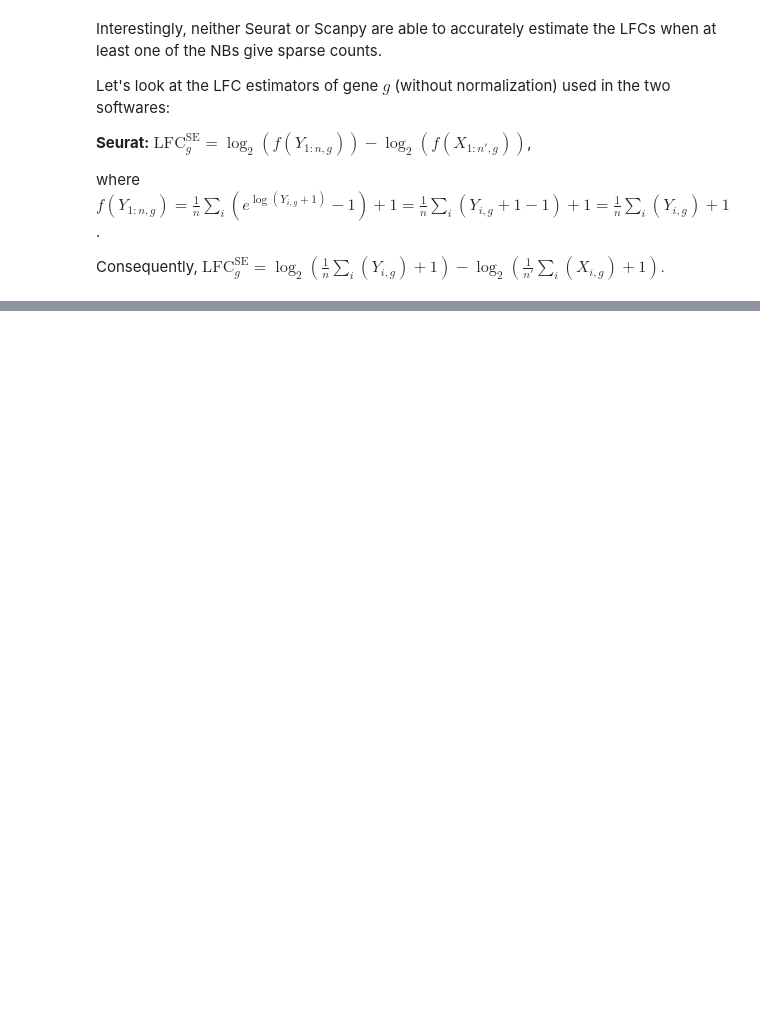
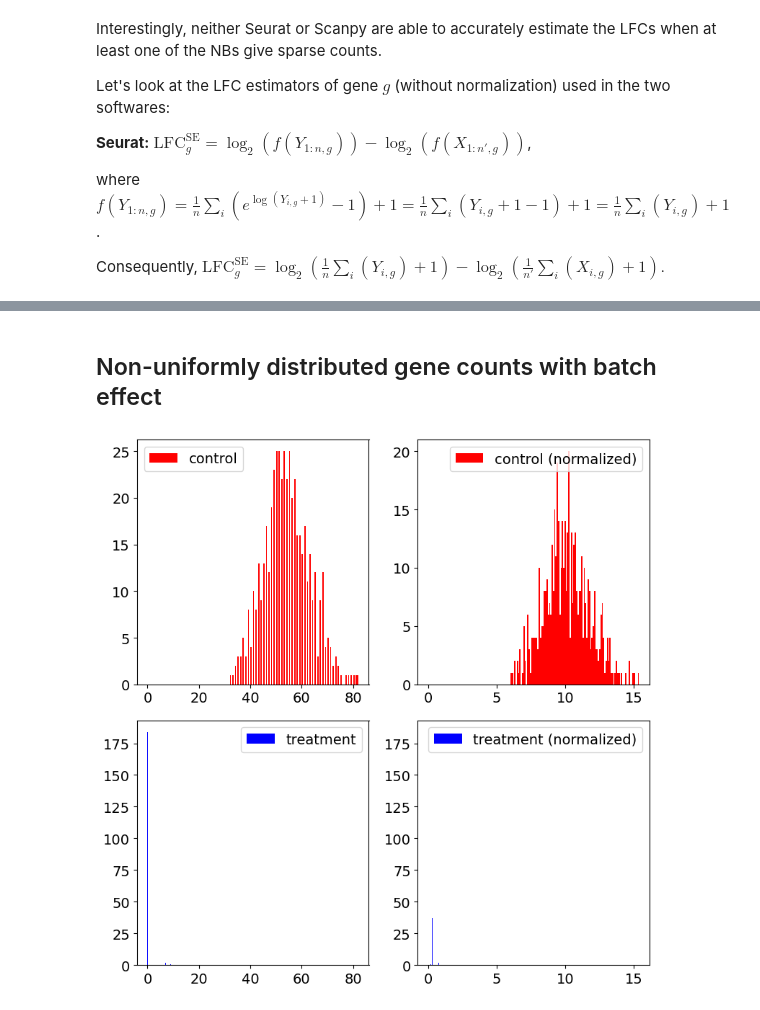
Before and after one commit to okviman/DE-ZILN, a Jupyter notebook: notebooks/test_ZILN_vs_scanpy_and_seurat.ipynb, the cells around one changed output, grey strips where cells are left out. Drawn from its saved outputs; the diff is of its cells as text; code cells hidden in the pictures; blank space fills up the shorter version.

```diff
--- a/notebooks/test_ZILN_vs_scanpy_and_seurat.ipynb
+++ b/notebooks/test_ZILN_vs_scanpy_and_seurat.ipynb
@@ -190,0 +287,40 @@ plt.show()
+# %% [markdown]
+## Non-uniformly distributed gene counts with batch effect
+# %%
+r_x = np.ones((1, 1000)) * 80
+r_y = np.ones((1, 1000)) * 80 * 2
+idx = np.random.randint(0, 1000, 20)
+r_y[:, idx] = 2
+p = 0.6
+true_lfc = np.log2((r_y / 2) / r_x)
+
+X = np.random.negative_binomial(r_x, p, size=(500, 1000))
+Y = np.random.negative_binomial(r_y, p, size=(500, 1000))
+
+fig = plt.figure(figsize=(8, 8))
+
+# Left column
+ax1 = plt.subplot(2, 2, 1)
+ax2 = plt.subplot(2, 2, 3, sharex=ax1)  # Share x-axis with ax1
+
+# Right column
+ax3 = plt.subplot(2, 2, 2)
+ax4 = plt.subplot(2, 2, 4, sharex=ax3)  # Share x-axis with ax3
+
+# Plot data
+# ax1.hist(X[:, 0], bins=100, color='red', label='control')
+ax1.hist(X[:, idx[0]], bins=100, color='red', label='control')
+# ax2.hist(Y[:, 0], bins=100, color='blue', label='treatment')
+ax2.hist(Y[:, idx[0]], bins=100, color='blue', label='treatment')
+ax1.legend()
+ax2.legend()
+
+ax3.hist(np.exp(transform(X)[:, idx[0]]) - 1, bins=100, color='red', label='control (normalized)')
+ax4.hist(np.exp(transform(Y)[:, idx[0]]) - 1, bins=100, color='blue', label='treatment (normalized)')
+ax3.legend()
+ax4.legend()
+
+plt.tight_layout()
+plt.show()
+# %% [output]
+[figure, added]
```
Also changed, not shown: parts of 11 cells of this notebook.
